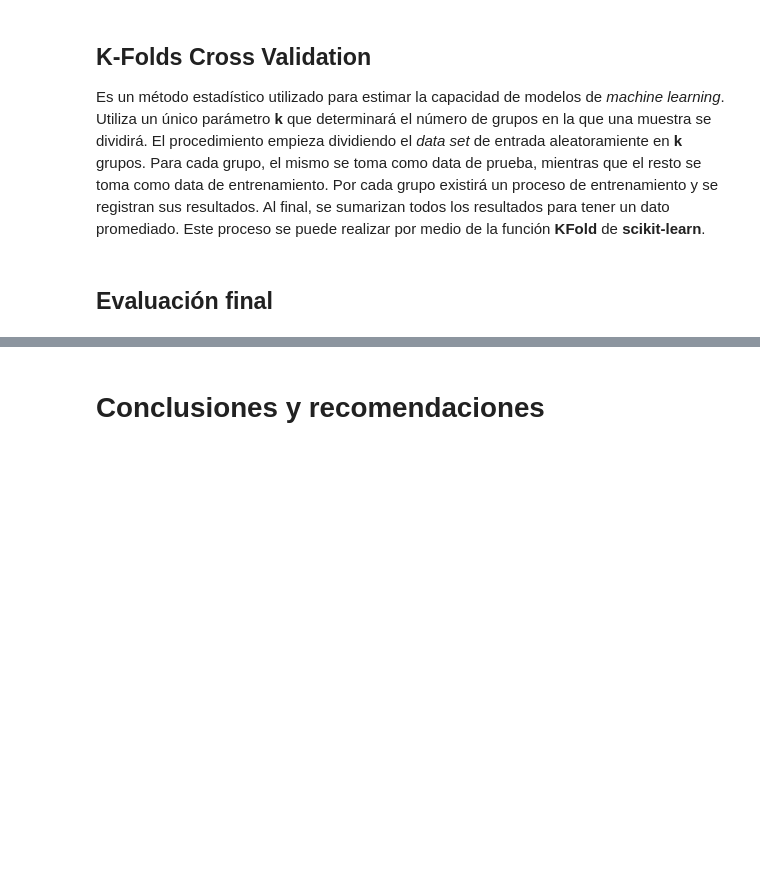
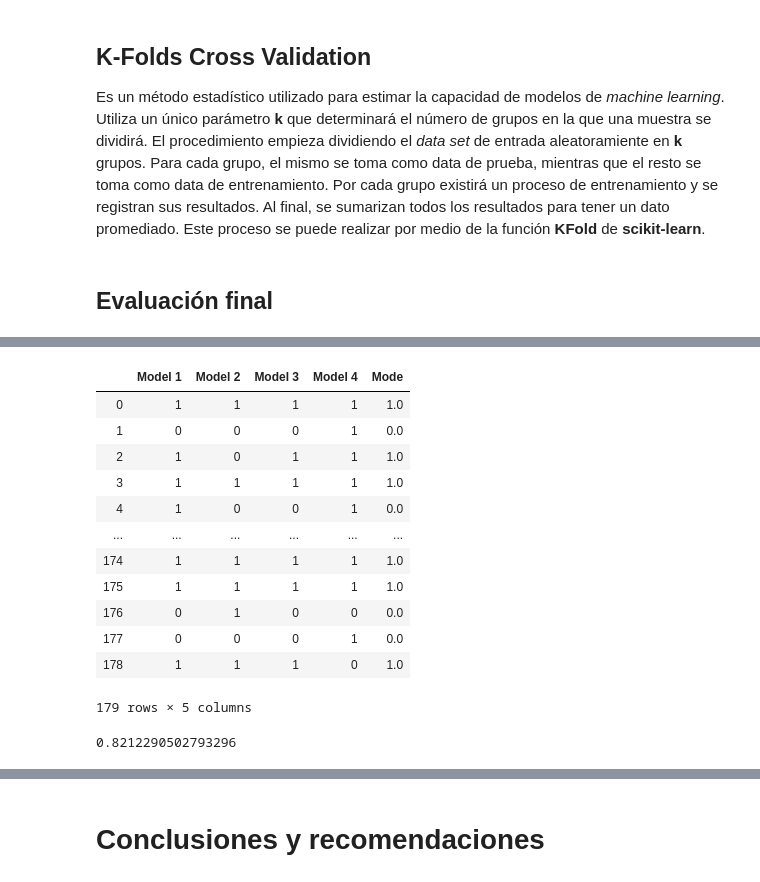
Before and after one commit to gustavo-alvarado/proyecto-ml, a Jupyter notebook: Proyecto - Gustavo Alvarado.ipynb, the cells around one changed output, grey strips where cells are left out. Drawn from its saved outputs; the diff is of its cells as text; code cells hidden in the pictures; blank space fills up the shorter version.

```diff
--- a/Proyecto - Gustavo Alvarado.ipynb
+++ b/Proyecto - Gustavo Alvarado.ipynb
@@ -426,3 +437,3 @@ def trainNaiveBayes(x_train, y_train, x_test, y_test):
 # %%
-trainNaiveBayes(x_train, y_train, x_test, y_test)
+y_pred_3 = trainNaiveBayes(x_train, y_train, x_test, y_test)
 # %% [output]
@@ -432,6 +448,8 @@ Accuracy: 0.8044692737430168
 ### Regresión logística
 # %%
 def trainLogisticRegression(x_train, y_train, x_test, y_test, EPOCHS, show_each, learning_rate, lambda_value):
+    print('-----------------------------------')
+    print('Training Logistic Regression model...')
     n_train = len(x_train)
     n_test = len(x_test)
     m = len(x_test.columns)
@@ -503,7 +521,7 @@ def trainLogisticRegression(x_train, y_train, x_test, y_test, EPOCHS, show_each,
 
     #Guardando modelo
     w.dump('./models/' + conf_string +'.npy')
-    return accuracy
+    return y_pred_test_value.T[0].astype('int')
 # %%
-trainLogisticRegression(x_train, y_train, x_test, y_test, 1000, 100, 0.01, 0.000000001)
+y_pred_4 = trainLogisticRegression(x_train, y_train, x_test, y_test, 2100, 100, 0.01, 0.000000001)
 # %% [output]
@@ -531,0 +551,7 @@ def ensembleLearning(x_train, y_train, x_test, y_test):
+# %%
+#Combinando los resultados de los 4 modelos
+df_predictions = pd.DataFrame({'Model 1': y_pred_1,
+                              'Model 2': y_pred_2,
+                              'Model 3': y_pred_3,
+                              'Model 4': y_pred_4})
+df_predictions
@@ -531,0 +572,27 @@ def ensembleLearning(x_train, y_train, x_test, y_test):
+# %%
+#Calculando la moda de los 4 modelos
+df_predictions['Mode'] = df_predictions.mode(axis = 1)[0]
+df_predictions
+# %% [output]
+|  | Model 1 | Model 2 | Model 3 | Model 4 | Mode |
+| 0 | 1 | 1 | 1 | 1 | 1.0 |
+| 1 | 0 | 0 | 0 | 1 | 0.0 |
+| 2 | 1 | 0 | 1 | 1 | 1.0 |
+| 3 | 1 | 1 | 1 | 1 | 1.0 |
+| 4 | 1 | 0 | 0 | 1 | 0.0 |
+| ... | ... | ... | ... | ... | ... |
+| 174 | 1 | 1 | 1 | 1 | 1.0 |
+| 175 | 1 | 1 | 1 | 1 | 1.0 |
+| 176 | 0 | 1 | 0 | 0 | 0.0 |
+| 177 | 0 | 0 | 0 | 1 | 0.0 |
+| 178 | 1 | 1 | 1 | 0 | 1.0 |
+179 rows × 5 columns
+# %%
+#Calculando métricas de la nueva predicción
+y_pred_ensemble = df_predictions['Mode']
+accuracy = accuracy_score(y_test, y_pred_ensemble)
+precision, recall, fscore, _ = precision_recall_fscore_support(y_test, y_pred_ensemble)
+metrics = [[conf_string, accuracy, precision[0], precision[1], recall[0], recall[1], fscore[0], fscore[1]]]
+accuracy
+# %% [output]
+0.8212290502793296
```
Also changed, not shown: parts of 18 cells of this notebook, 8 other files.
